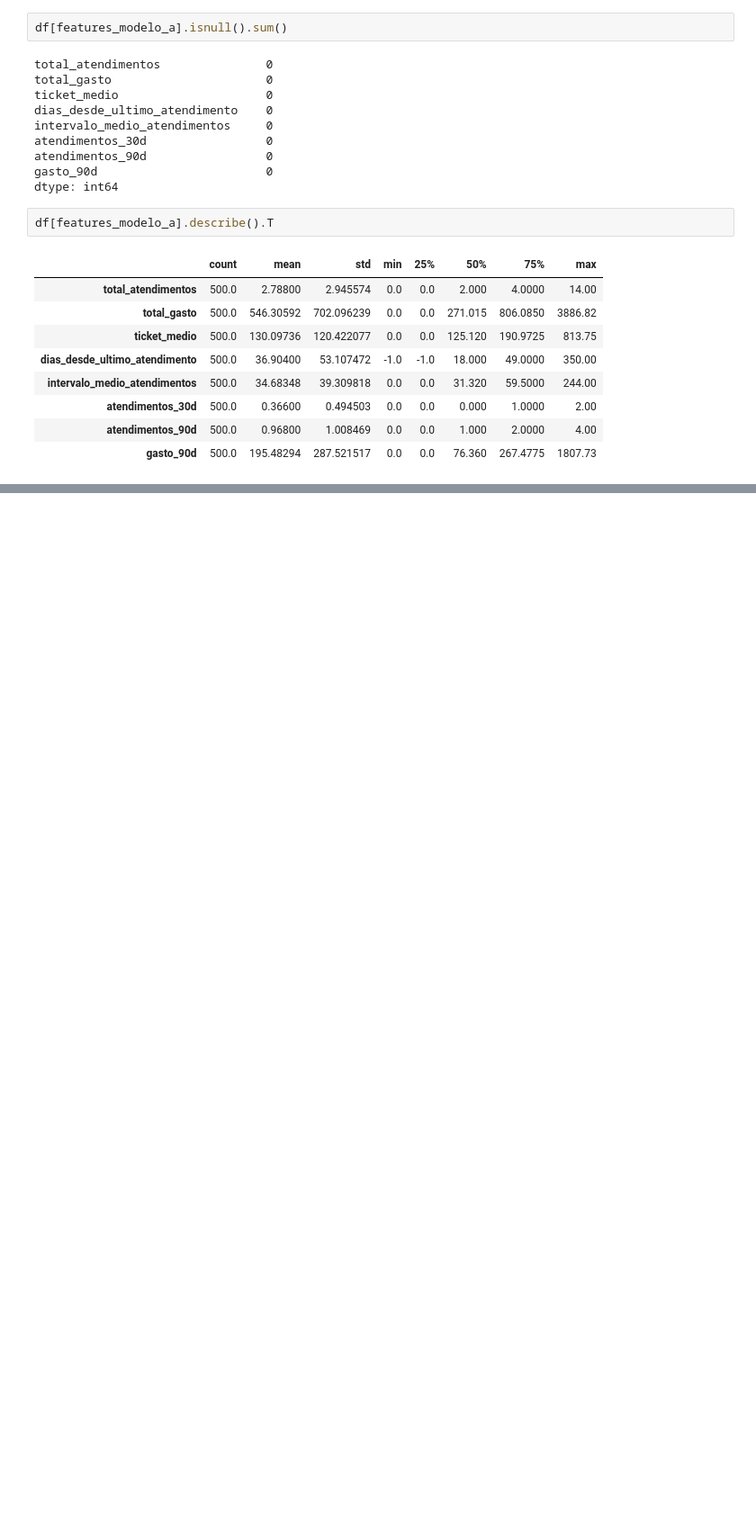
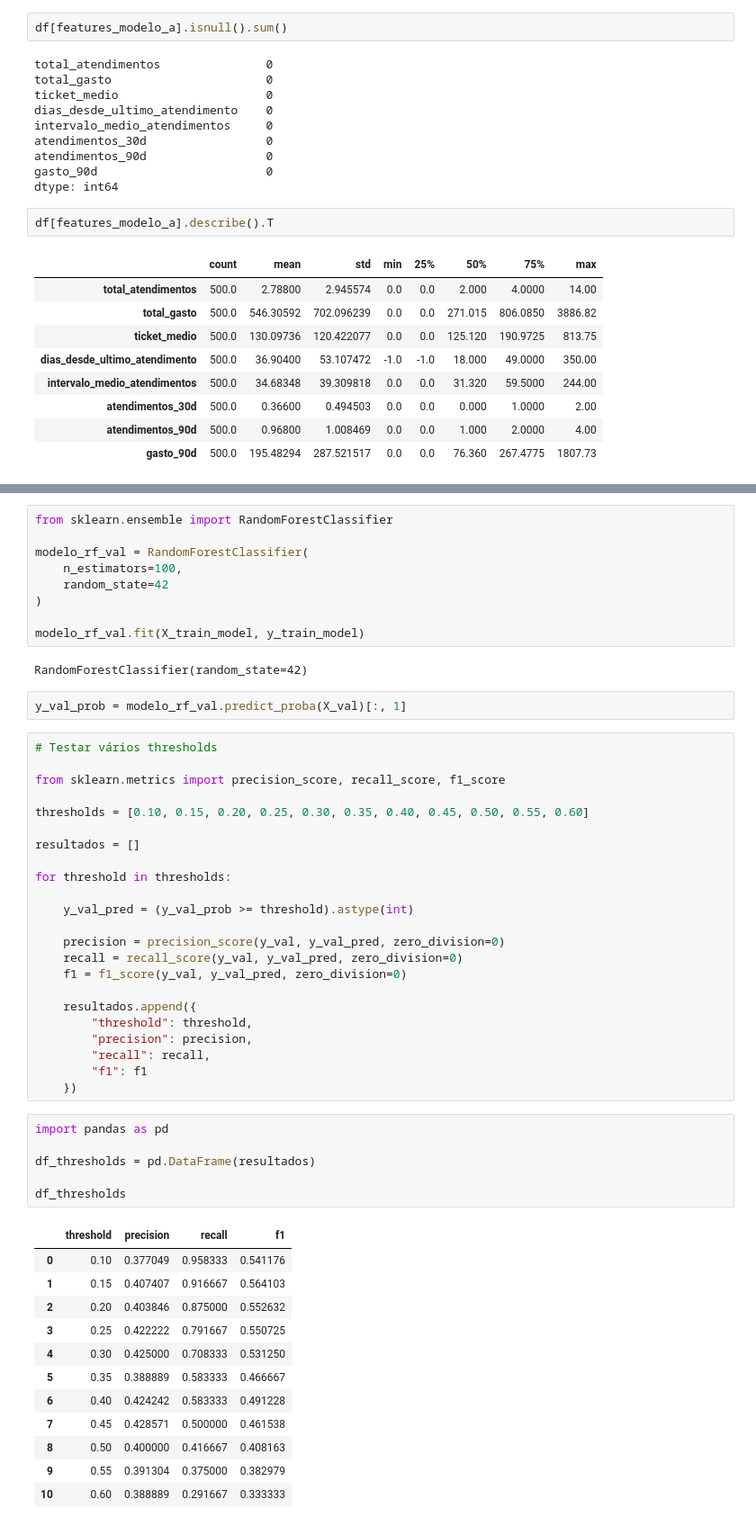
Before and after one commit to rondybrandao/suse-ml, a Jupyter notebook: notebooks/05_auditoria_features.ipynb, the cells around one changed output, grey strips where cells are left out. Shown at 90% size. Saved outputs shown, nothing was run; the diff lists cells and outputs as text; blank space fills up the shorter version.

```diff
--- a/notebooks/05_auditoria_features.ipynb
+++ b/notebooks/05_auditoria_features.ipynb
@@ -97,0 +294,55 @@ Name: target_churn, dtype: float64
+# %%
+from sklearn.ensemble import RandomForestClassifier
+
+modelo_rf_val = RandomForestClassifier(
+    n_estimators=100,
+    random_state=42
+)
+
+modelo_rf_val.fit(X_train_model, y_train_model)
+# %% [output]
+RandomForestClassifier(random_state=42)
+# %%
+y_val_prob = modelo_rf_val.predict_proba(X_val)[:, 1]
+# %%
+# Testar vários thresholds
+
+from sklearn.metrics import precision_score, recall_score, f1_score
+
+thresholds = [0.10, 0.15, 0.20, 0.25, 0.30, 0.35, 0.40, 0.45, 0.50, 0.55, 0.60]
+
+resultados = []
+
+for threshold in thresholds:
+
+    y_val_pred = (y_val_prob >= threshold).astype(int)
+
+    precision = precision_score(y_val, y_val_pred, zero_division=0)
+    recall = recall_score(y_val, y_val_pred, zero_division=0)
+    f1 = f1_score(y_val, y_val_pred, zero_division=0)
+
+    resultados.append({
+        "threshold": threshold,
+        "precision": precision,
+        "recall": recall,
+        "f1": f1
+    })
+# %%
+import pandas as pd
+
+df_thresholds = pd.DataFrame(resultados)
+
+df_thresholds
+# %% [output]
+|  | threshold | precision | recall | f1 |
+| 0 | 0.10 | 0.377049 | 0.958333 | 0.541176 |
+| 1 | 0.15 | 0.407407 | 0.916667 | 0.564103 |
+| 2 | 0.20 | 0.403846 | 0.875000 | 0.552632 |
+| 3 | 0.25 | 0.422222 | 0.791667 | 0.550725 |
+| 4 | 0.30 | 0.425000 | 0.708333 | 0.531250 |
+| 5 | 0.35 | 0.388889 | 0.583333 | 0.466667 |
+| 6 | 0.40 | 0.424242 | 0.583333 | 0.491228 |
+| 7 | 0.45 | 0.428571 | 0.500000 | 0.461538 |
+| 8 | 0.50 | 0.400000 | 0.416667 | 0.408163 |
+| 9 | 0.55 | 0.391304 | 0.375000 | 0.382979 |
+| 10 | 0.60 | 0.388889 | 0.291667 | 0.333333 |
```
Also changed, not shown: parts of 24 cells of this notebook, 4 other files.
